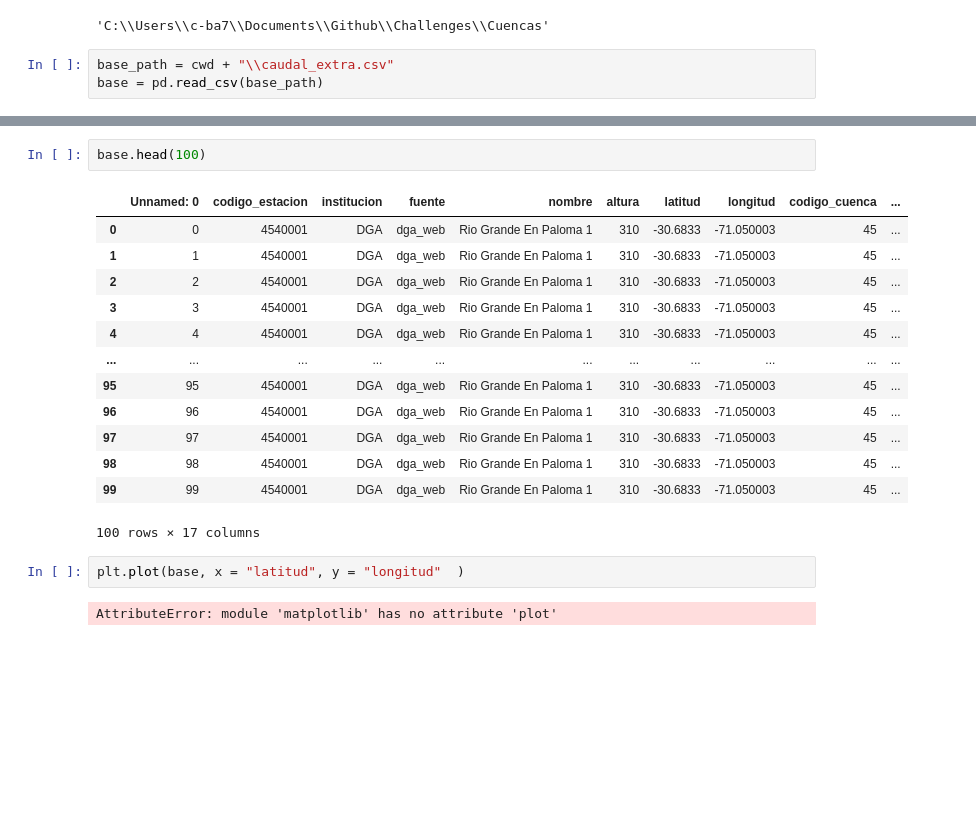
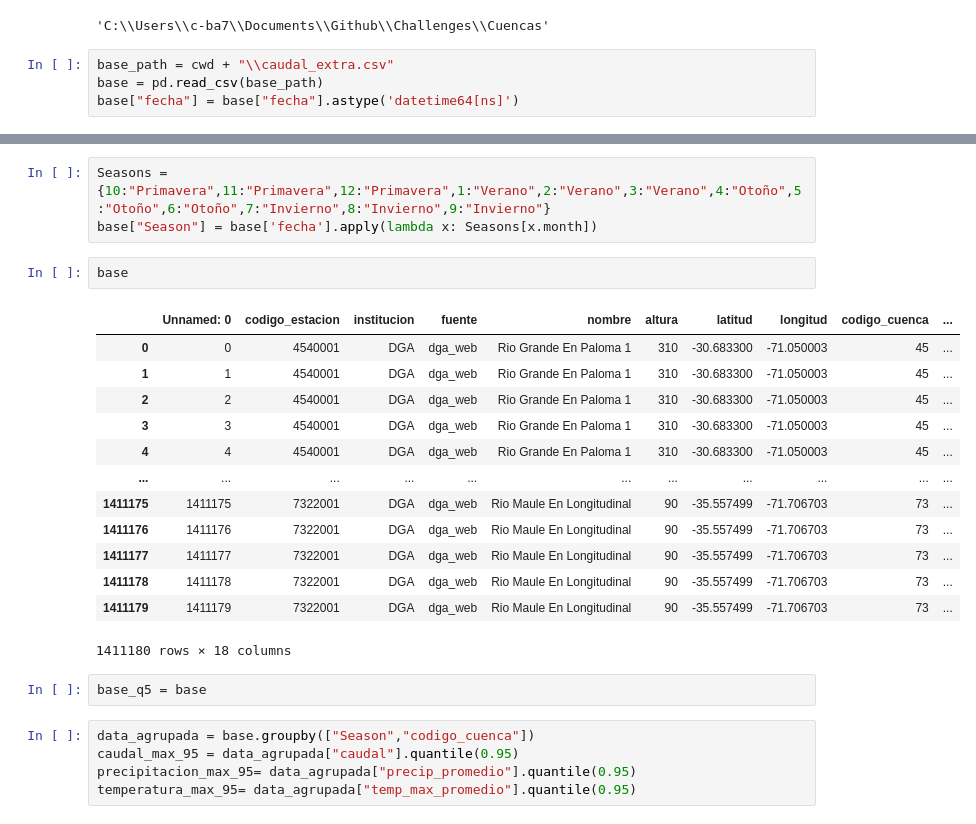
Before and after one commit to sebachace/Challenges, a Jupyter notebook: Cuencas/Analisis_SC.ipynb, the cells around one changed output, grey strips where cells are left out. Drawn from its saved outputs; the diff is of its cells as text; blank space fills up the shorter version.

```diff
--- a/Cuencas/Analisis_SC.ipynb
+++ b/Cuencas/Analisis_SC.ipynb
@@ -15,3 +17,4 @@ cwd
 # %%
 base_path = cwd + "\\caudal_extra.csv"
 base = pd.read_csv(base_path)
+base["fecha"] = base["fecha"].astype('datetime64[ns]')
@@ -18,20 +132,26 @@ base = pd.read_csv(base_path)
+# %%
+Seasons = {10:"Primavera",11:"Primavera",12:"Primavera",1:"Verano",2:"Verano",3:"Verano",4:"Otoño",5:"Otoño",6:"Otoño",7:"Invierno",8:"Invierno",9:"Invierno"}
+base["Season"] = base['fecha'].apply(lambda x: Seasons[x.month])
 # %%
-base.head(100)
+base
 # %% [output]
 |  | Unnamed: 0 | codigo_estacion | institucion | fuente | nombre | altura | latitud | longitud | codigo_cuenca | ... |
-| 0 | 0 | 4540001 | DGA | dga_web | Rio Grande En Paloma 1 | 310 | -30.6833 | -71.050003 | 45 | ... |
-| 1 | 1 | 4540001 | DGA | dga_web | Rio Grande En Paloma 1 | 310 | -30.6833 | -71.050003 | 45 | ... |
-| 2 | 2 | 4540001 | DGA | dga_web | Rio Grande En Paloma 1 | 310 | -30.6833 | -71.050003 | 45 | ... |
-| 3 | 3 | 4540001 | DGA | dga_web | Rio Grande En Paloma 1 | 310 | -30.6833 | -71.050003 | 45 | ... |
-| 4 | 4 | 4540001 | DGA | dga_web | Rio Grande En Paloma 1 | 310 | -30.6833 | -71.050003 | 45 | ... |
+| 0 | 0 | 4540001 | DGA | dga_web | Rio Grande En Paloma 1 | 310 | -30.683300 | -71.050003 | 45 | ... |
+| 1 | 1 | 4540001 | DGA | dga_web | Rio Grande En Paloma 1 | 310 | -30.683300 | -71.050003 | 45 | ... |
+| 2 | 2 | 4540001 | DGA | dga_web | Rio Grande En Paloma 1 | 310 | -30.683300 | -71.050003 | 45 | ... |
+| 3 | 3 | 4540001 | DGA | dga_web | Rio Grande En Paloma 1 | 310 | -30.683300 | -71.050003 | 45 | ... |
+| 4 | 4 | 4540001 | DGA | dga_web | Rio Grande En Paloma 1 | 310 | -30.683300 | -71.050003 | 45 | ... |
 | ... | ... | ... | ... | ... | ... | ... | ... | ... | ... | ... |
-| 95 | 95 | 4540001 | DGA | dga_web | Rio Grande En Paloma 1 | 310 | -30.6833 | -71.050003 | 45 | ... |
-| 96 | 96 | 4540001 | DGA | dga_web | Rio Grande En Paloma 1 | 310 | -30.6833 | -71.050003 | 45 | ... |
-| 97 | 97 | 4540001 | DGA | dga_web | Rio Grande En Paloma 1 | 310 | -30.6833 | -71.050003 | 45 | ... |
-| 98 | 98 | 4540001 | DGA | dga_web | Rio Grande En Paloma 1 | 310 | -30.6833 | -71.050003 | 45 | ... |
-| 99 | 99 | 4540001 | DGA | dga_web | Rio Grande En Paloma 1 | 310 | -30.6833 | -71.050003 | 45 | ... |
+| 1411175 | 1411175 | 7322001 | DGA | dga_web | Rio Maule En Longitudinal | 90 | -35.557499 | -71.706703 | 73 | ... |
+| 1411176 | 1411176 | 7322001 | DGA | dga_web | Rio Maule En Longitudinal | 90 | -35.557499 | -71.706703 | 73 | ... |
+| 1411177 | 1411177 | 7322001 | DGA | dga_web | Rio Maule En Longitudinal | 90 | -35.557499 | -71.706703 | 73 | ... |
+| 1411178 | 1411178 | 7322001 | DGA | dga_web | Rio Maule En Longitudinal | 90 | -35.557499 | -71.706703 | 73 | ... |
+| 1411179 | 1411179 | 7322001 | DGA | dga_web | Rio Maule En Longitudinal | 90 | -35.557499 | -71.706703 | 73 | ... |
-100 rows × 17 columns
+1411180 rows × 18 columns
-# %%
-plt.plot(base, x = "latitud", y = "longitud"  )
-# %% [output]
-AttributeError: module 'matplotlib' has no attribute 'plot'
+# %%
+base_q5 = base
+# %%
+data_agrupada = base.groupby(["Season","codigo_cuenca"])
+caudal_max_95 = data_agrupada["caudal"].quantile(0.95)
+precipitacion_max_95= data_agrupada["precip_promedio"].quantile(0.95)
+temperatura_max_95= data_agrupada["temp_max_promedio"].quantile(0.95)
```
Also changed, not shown: parts of 24 cells of this notebook.
